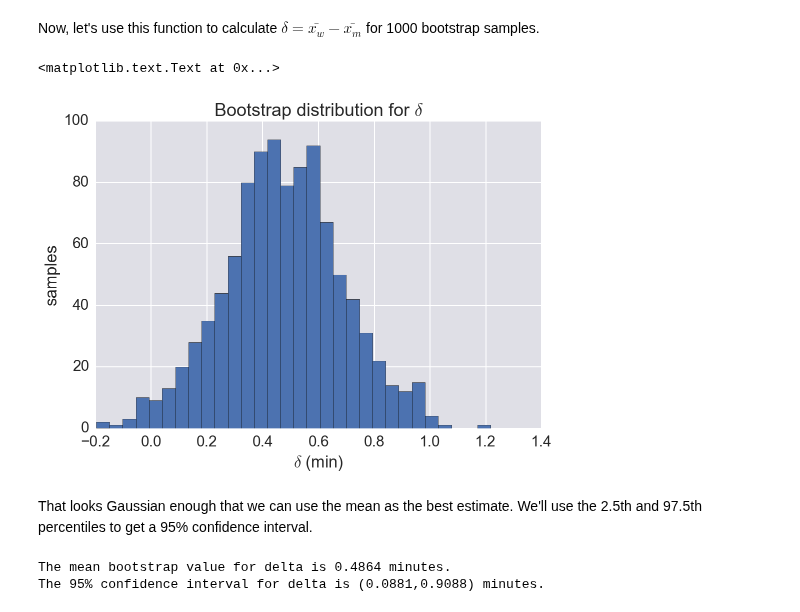
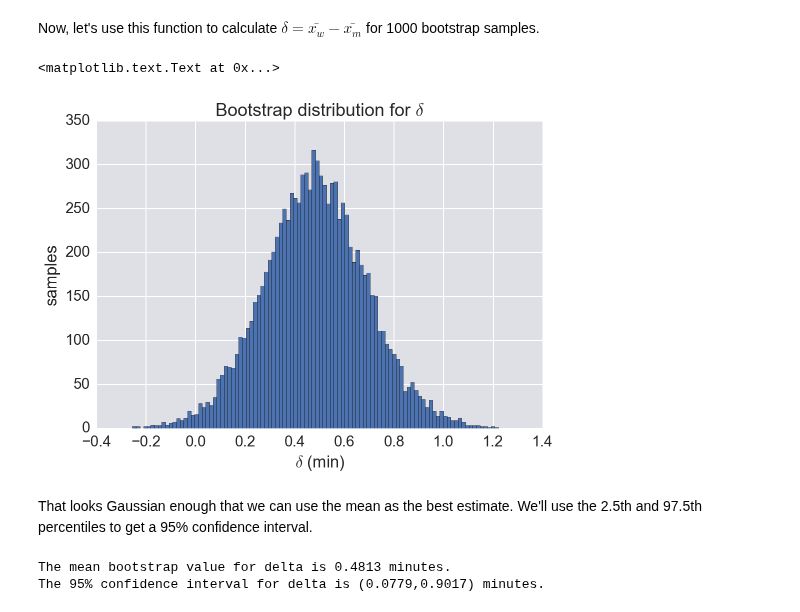
Before and after one commit to yangkky/BeBi-HW, a Jupyter notebook: hw5/group7_hw5_prob1.ipynb, the cells around one changed output. Drawn from its saved outputs; the diff is of its cells as text; code cells hidden in the pictures.

```diff
--- a/hw5/group7_hw5_prob1.ipynb
+++ b/hw5/group7_hw5_prob1.ipynb
@@ -45,7 +45,9 @@ x_bar_w = wt.mean()
 x_bar_m = mut.mean()
 var_w = wt.var(ddof=1)
 var_m = mut.var(ddof=1)
-print ('            mean (min)   variance (min²)')
-print ('wild-type:  %.3f        %.3f' %(x_bar_w, var_w))
-print ('mutant:     %.3f        %.3f' %(x_bar_m, var_m))
+n_wt = len(wt)
+n_mut = len(mut)
+print ('            mean (min)   variance (min²)    n')
+print ('wild-type:  %.3f        %.3f             %d' %(x_bar_w, var_w, n_wt))
+print ('mutant:     %.3f        %.3f             %d' %(x_bar_m, var_m, n_mut))
 # %% [output]
@@ -76,22 +78,22 @@ Cohen's d = -0.6927
 
 Let's do this by bootstrapping. First, let's make a function that draws bootstrap samples and uses them to estimate some parameter.
 # %%
-def bootstrap_estimate (x, param_fun, args=(), replicates=1000):
+def bootstrap_estimate (x, n, param_fun, args=(), replicates=1000):
     """Estimates a parameter by drawing bootstrap samples of x. """
-    n = len(x)
     return np.array([param_fun(np.random.choice(x, n, replace=True)) \
             for r in range(replicates)])
 # %% [markdown]
 Now, let's use this function to calculate $\delta = \bar{x_w} - \bar{x_m}$ for 1000 bootstrap samples.
 # %%
-deltas = bootstrap_estimate (wt, np.mean) - bootstrap_estimate(mut, np.mean)
-_ = plt.hist(deltas, bins=30)
+deltas = bootstrap_estimate (wt, n_wt, np.mean, replicates=10000) \
+- bootstrap_estimate(mut, n_mut, np.mean, replicates=10000)
+_ = plt.hist(deltas, bins=100)
 plt.xlabel ('$\delta$ (min)')
 plt.ylabel ('samples')
 plt.title ('Bootstrap distribution for $\delta$')
 # %% [output]
 <matplotlib.text.Text at 0x...>
-[figure, old version]
+[figure, new version]
 # %% [markdown]
 That looks Gaussian enough that we can use the mean as the best estimate. We'll use the 2.5th and 97.5th percentiles to get a 95% confidence interval.
 # %%
@@ -100,5 +102,5 @@ CI = tuple(np.percentile (deltas, (2.5, 97.5)))
 print ('The mean bootstrap value for delta is %.4f minutes.' % delta_bar)
 print ('The 95%% confidence interval for delta is (%.4f,%.4f) minutes.' %CI)
 # %% [output]
-The mean bootstrap value for delta is 0.4864 minutes.
-The 95% confidence interval for delta is (0.0881,0.9088) minutes.
+The mean bootstrap value for delta is 0.4813 minutes.
+The 95% confidence interval for delta is (0.0779,0.9017) minutes.
```
Also changed, not shown: parts of 5 cells of this notebook.
